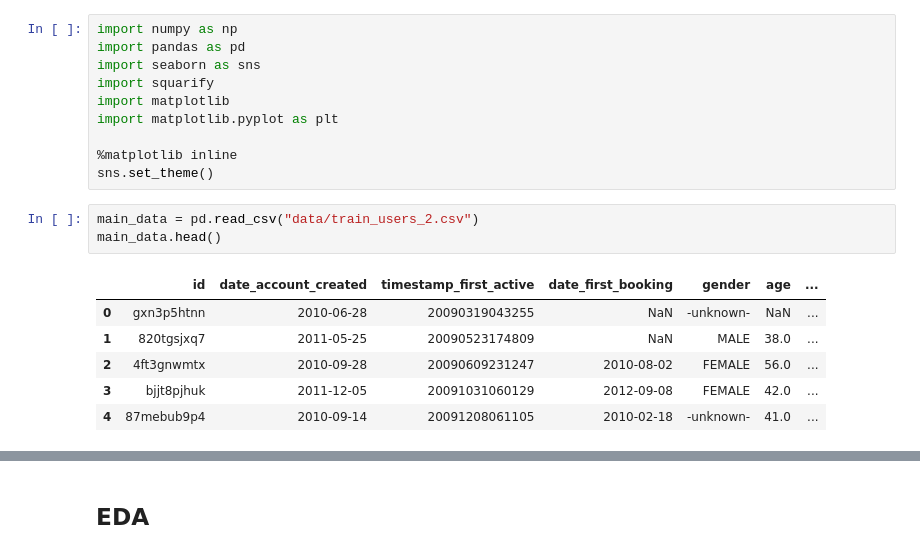
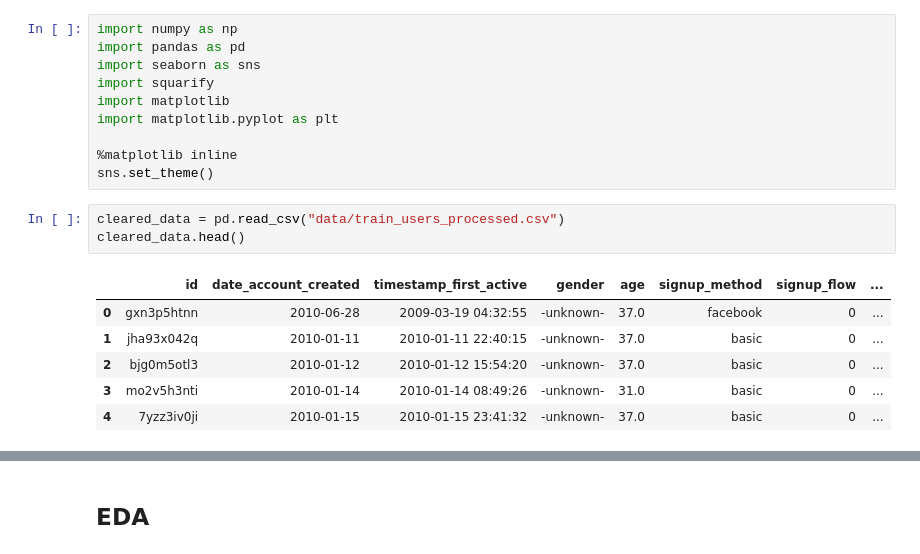
Before and after one commit to fondyu530/ml_task, a Jupyter notebook: EDA.ipynb, the cells around one changed output, grey strips where cells are left out. Saved outputs shown, nothing was run; the diff lists cells and outputs as text.

```diff
--- a/EDA.ipynb
+++ b/EDA.ipynb
@@ -9,12 +9,12 @@ import matplotlib.pyplot as plt
 %matplotlib inline
 sns.set_theme()
 # %%
-main_data = pd.read_csv("data/train_users_2.csv")
-main_data.head()
+cleared_data = pd.read_csv("data/train_users_processed.csv")
+cleared_data.head()
 # %% [output]
-|  | id | date_account_created | timestamp_first_active | date_first_booking | gender | age | ... |
-| 0 | gxn3p5htnn | 2010-06-28 | 20090319043255 | NaN | -unknown- | NaN | ... |
-| 1 | 820tgsjxq7 | 2011-05-25 | 20090523174809 | NaN | MALE | 38.0 | ... |
-| 2 | 4ft3gnwmtx | 2010-09-28 | 20090609231247 | 2010-08-02 | FEMALE | 56.0 | ... |
-| 3 | bjjt8pjhuk | 2011-12-05 | 20091031060129 | 2012-09-08 | FEMALE | 42.0 | ... |
-| 4 | 87mebub9p4 | 2010-09-14 | 20091208061105 | 2010-02-18 | -unknown- | 41.0 | ... |
+|  | id | date_account_created | timestamp_first_active | gender | age | signup_method | signup_flow | ... |
+| 0 | gxn3p5htnn | 2010-06-28 | 2009-03-19 04:32:55 | -unknown- | 37.0 | facebook | 0 | ... |
+| 1 | jha93x042q | 2010-01-11 | 2010-01-11 22:40:15 | -unknown- | 37.0 | basic | 0 | ... |
+| 2 | bjg0m5otl3 | 2010-01-12 | 2010-01-12 15:54:20 | -unknown- | 37.0 | basic | 0 | ... |
+| 3 | mo2v5h3nti | 2010-01-14 | 2010-01-14 08:49:26 | -unknown- | 31.0 | basic | 0 | ... |
+| 4 | 7yzz3iv0ji | 2010-01-15 | 2010-01-15 23:41:32 | -unknown- | 37.0 | basic | 0 | ... |
```
Also changed, not shown: parts of 5 cells of this notebook, 5 other files.
